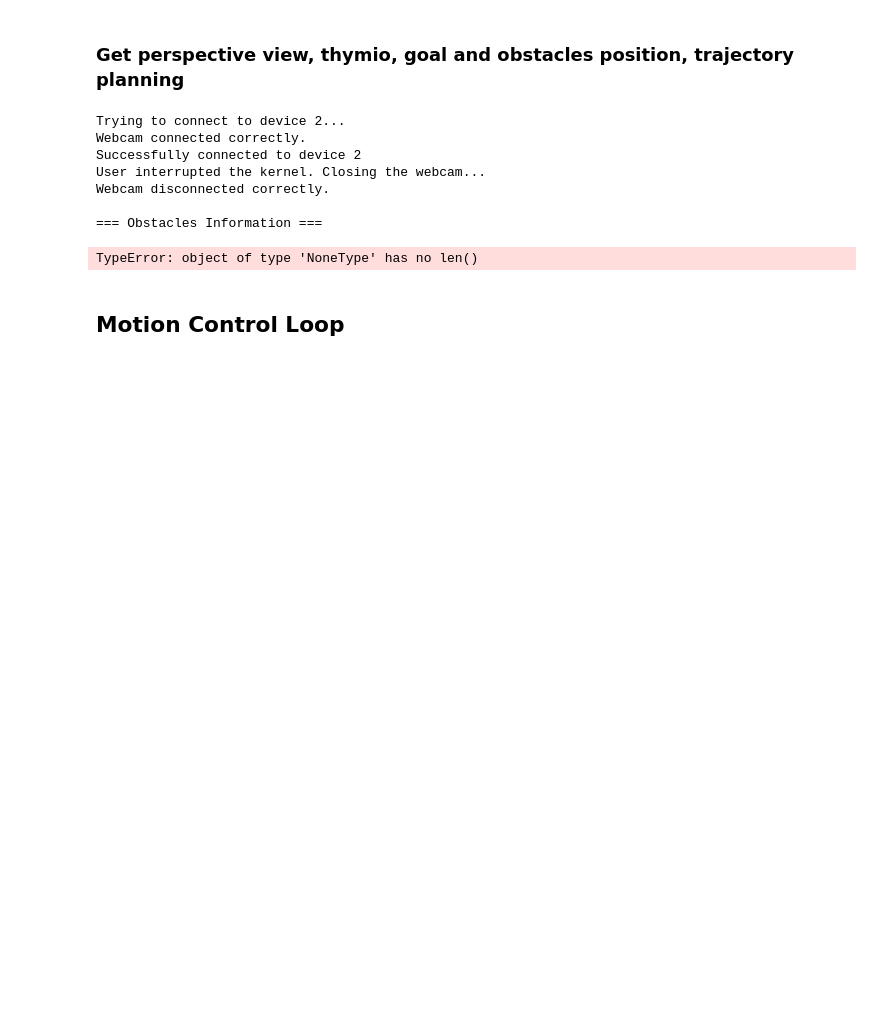
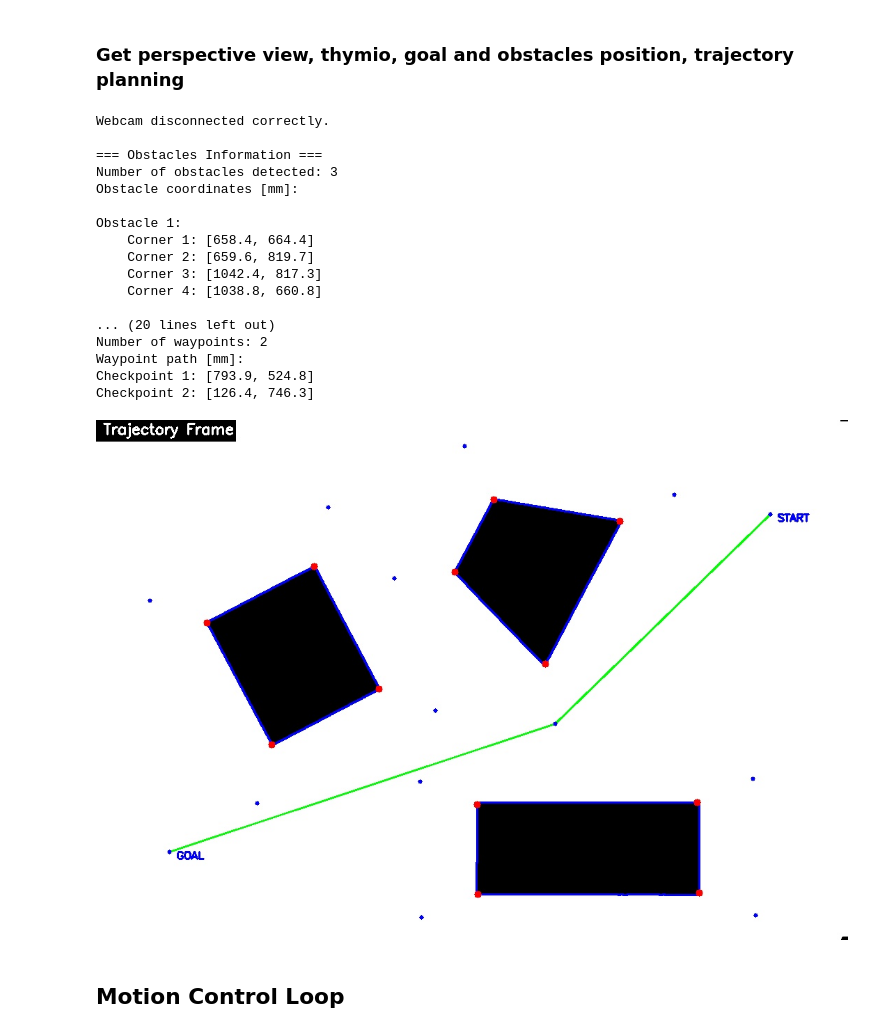
Before and after one commit to rayangdn/thymio-epfl, a Jupyter notebook: Group_T46_report.ipynb, the cells around one changed output. Saved outputs shown, nothing was run; the diff lists cells and outputs as text; code cells hidden in the pictures; blank space fills up the shorter version.

```diff
--- a/Group_T46_report.ipynb
+++ b/Group_T46_report.ipynb
@@ -237,7 +238,7 @@ try:
     input("Press Enter to calculate the perspective vision...")
 
     # Get the perspective parameters for processing frame and return the scale factor for pixels to mm conversion
-    vision.get_perspective_parameters(WORLD_WIDTH, WORLD_HEIGHT)
+    vision.get_perspective_parameters(WORLD_MAP)
 
     # Display the original and processed frames
     original_frame, process_frame = vision.get_frame()
@@ -277,38 +278,48 @@ try:
     vision.flush()
     # Get the trajectory from thymio to goal position
     while not found_trajectory:
         _, frame = vision.get_frame()
         trajectory_frame, trajectory_pos, found_trajectory = global_nav.get_trajectory(obstacles_img, thymio_pos, goal_pos, obstacles_pos,
                                                                                        THYMIO_WIDTH, vision.scale_factor)
         time.sleep(DT)
 
     # Initialize the EKF
     ekf.initialize_state(np.array([thymio_pos[0], thymio_pos[1], thymio_pos[2], 0.0, 0.0])) # x, y, theta, v, omega
     ekf.set_mode(covered=False) # Set the mode to uncovered
 
     utils.display_frames(None, frame, trajectory_frame)
 
     input("Press Enter to get overall information...")
 
 except Exception as e:
     print(f"An error occurred: {str(e)}")
 except KeyboardInterrupt:
     print("User interrupted the kernel. Closing the webcam...")
 
 finally:
     # Release resources
     vision.disconnect_webcam()
     utils.print_status(obstacles_pos, thymio_pos, goal_pos, trajectory_pos)
     utils.display_frames(None, None, trajectory_frame)
 # %% [output]
-Trying to connect to device 2...
-Webcam connected correctly.
-Successfully connected to device 2
-User interrupted the kernel. Closing the webcam...
 Webcam disconnected correctly.
 
 === Obstacles Information ===
+Number of obstacles detected: 3
+Obstacle coordinates [mm]:
+
+Obstacle 1:
+    Corner 1: [658.4, 664.4]
+    Corner 2: [659.6, 819.7]
+    Corner 3: [1042.4, 817.3]
+    Corner 4: [1038.8, 660.8]
+
+... (20 lines left out)
+Number of waypoints: 2
+Waypoint path [mm]:
+Checkpoint 1: [793.9, 524.8]
+Checkpoint 2: [126.4, 746.3]
-TypeError: object of type 'NoneType' has no len()
+[figure, added]
 # %% [markdown]
 ## Motion Control Loop
 # %%
```
Also changed, not shown: parts of 3 cells of this notebook, 4 other files.
